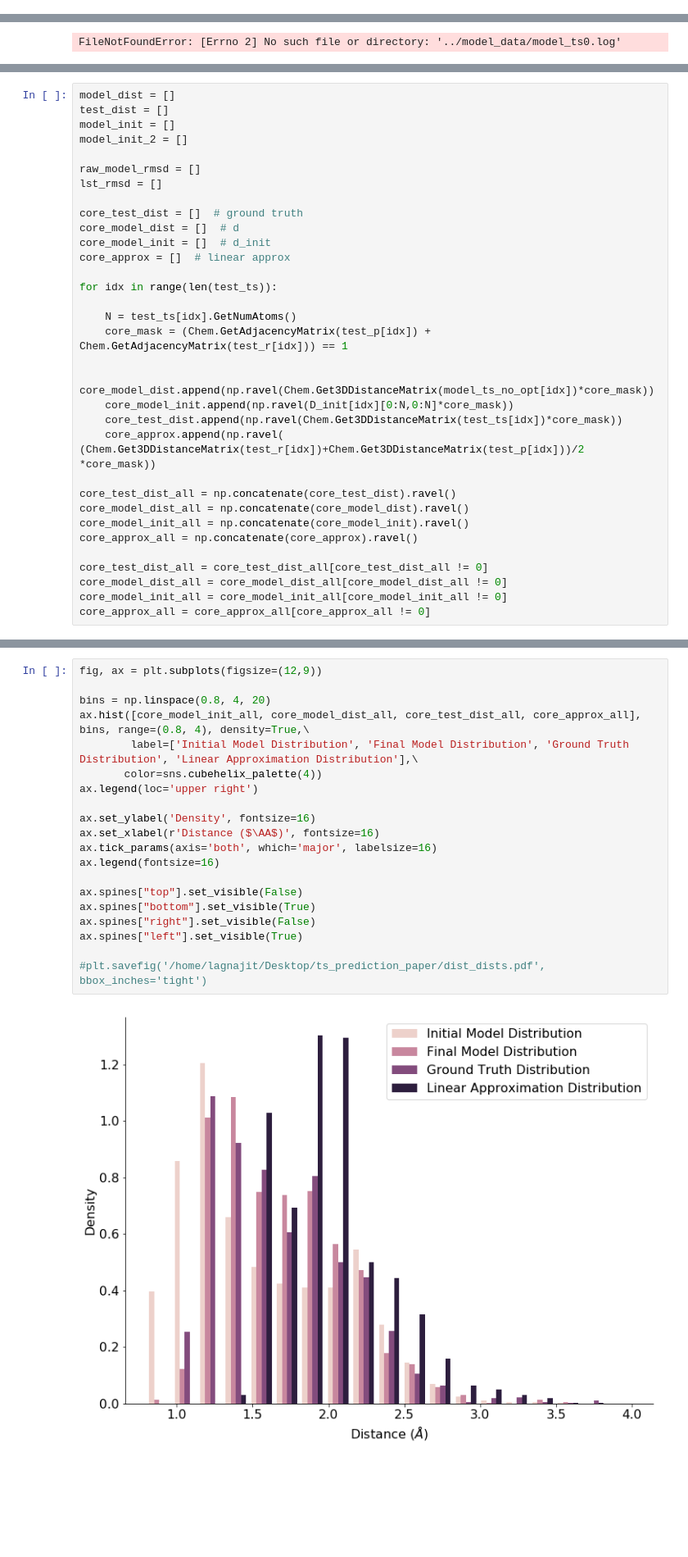
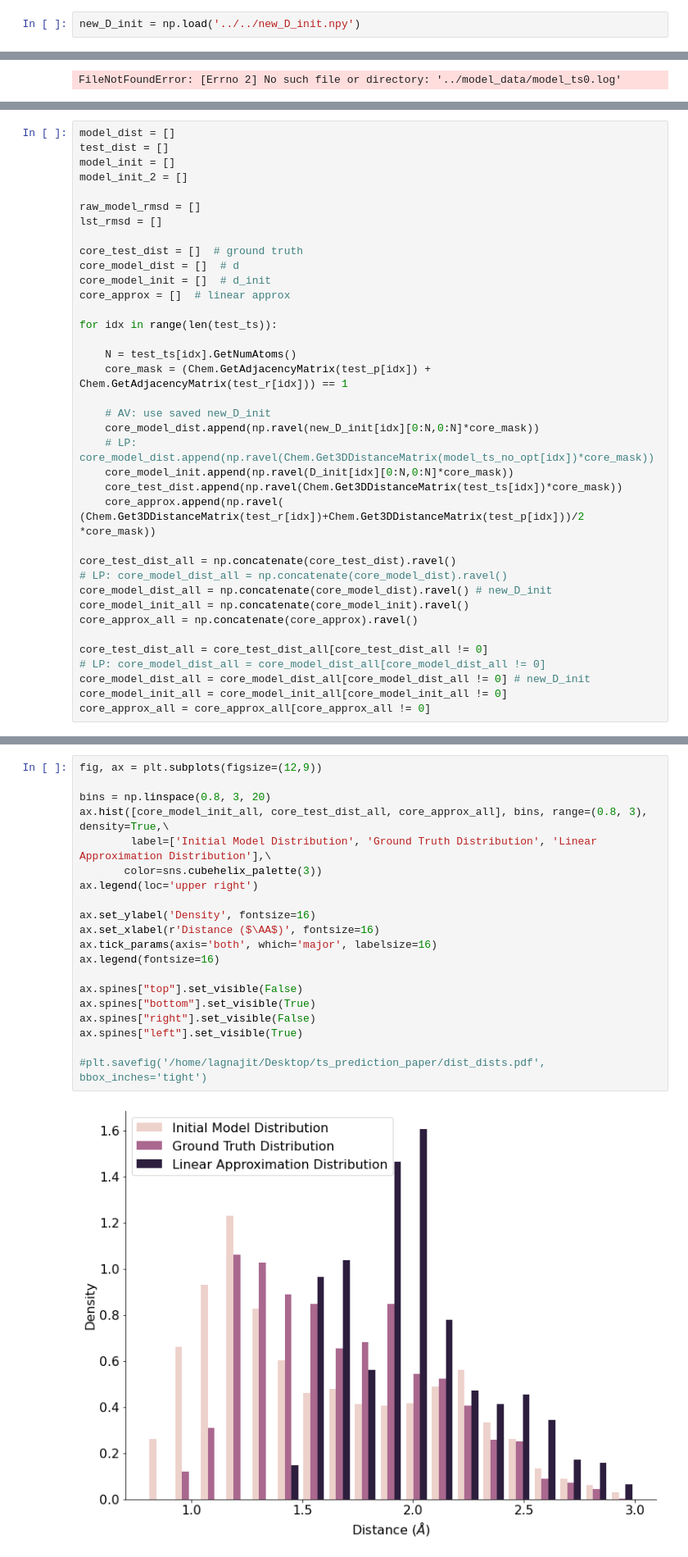
Before and after one commit to avishvj/ts_gen, a Jupyter notebook: create_figs/scripts/compare_opt_ts.ipynb, the cells around one changed output, grey strips where cells are left out. Shown at 82% size. Drawn from its saved outputs; the diff is of its cells as text; blank space fills up the shorter version.

```diff
--- a/create_figs/scripts/compare_opt_ts.ipynb
+++ b/create_figs/scripts/compare_opt_ts.ipynb
@@ -38,6 +40,8 @@ model_ts_no_opt = Chem.ForwardSDMolSupplier(model_ts_no_opt_file, removeHs=False
 model_ts_no_opt = [x for x  in model_ts_no_opt]
 
 D_init = np.load(base_folder + 'D_init.npy')
+# %%
+new_D_init = np.load('../../new_D_init.npy')
 # %%
 model_ts = []
 test_ts_gauss = []
@@ -218,17 +222,21 @@ for idx in range(len(test_ts)):
     N = test_ts[idx].GetNumAtoms()
     core_mask = (Chem.GetAdjacencyMatrix(test_p[idx]) + Chem.GetAdjacencyMatrix(test_r[idx])) == 1
 
-    core_model_dist.append(np.ravel(Chem.Get3DDistanceMatrix(model_ts_no_opt[idx])*core_mask))
+    # AV: use saved new_D_init
+    core_model_dist.append(np.ravel(new_D_init[idx][0:N,0:N]*core_mask))
+    # LP: core_model_dist.append(np.ravel(Chem.Get3DDistanceMatrix(model_ts_no_opt[idx])*core_mask))
     core_model_init.append(np.ravel(D_init[idx][0:N,0:N]*core_mask))
     core_test_dist.append(np.ravel(Chem.Get3DDistanceMatrix(test_ts[idx])*core_mask))
     core_approx.append(np.ravel( (Chem.Get3DDistanceMatrix(test_r[idx])+Chem.Get3DDistanceMatrix(test_p[idx]))/2 *core_mask))
 
 core_test_dist_all = np.concatenate(core_test_dist).ravel()
-core_model_dist_all = np.concatenate(core_model_dist).ravel()
+# LP: core_model_dist_all = np.concatenate(core_model_dist).ravel()
+core_model_dist_all = np.concatenate(core_model_dist).ravel() # new_D_init
 core_model_init_all = np.concatenate(core_model_init).ravel()
 core_approx_all = np.concatenate(core_approx).ravel()
 
 core_test_dist_all = core_test_dist_all[core_test_dist_all != 0]
-core_model_dist_all = core_model_dist_all[core_model_dist_all != 0]
+# LP: core_model_dist_all = core_model_dist_all[core_model_dist_all != 0]
+core_model_dist_all = core_model_dist_all[core_model_dist_all != 0] # new_D_init
 core_model_init_all = core_model_init_all[core_model_init_all != 0]
 core_approx_all = core_approx_all[core_approx_all != 0]
@@ -237,24 +243,24 @@ IndexError: list index out of range
 # %%
 fig, ax = plt.subplots(figsize=(12,9))
 
-bins = np.linspace(0.8, 4, 20)
-ax.hist([core_model_init_all, core_model_dist_all, core_test_dist_all, core_approx_all], bins, range=(0.8, 4), density=True,\
-        label=['Initial Model Distribution', 'Final Model Distribution', 'Ground Truth Distribution', 'Linear Approximation Distribution'],\
-       color=sns.cubehelix_palette(4))
+bins = np.linspace(0.8, 3, 20)
+ax.hist([core_model_init_all, core_test_dist_all, core_approx_all], bins, range=(0.8, 3), density=True,\
+        label=['Initial Model Distribution', 'Ground Truth Distribution', 'Linear Approximation Distribution'],\
+       color=sns.cubehelix_palette(3))
 ax.legend(loc='upper right')
 
 ax.set_ylabel('Density', fontsize=16)
 ax.set_xlabel(r'Distance ($\AA$)', fontsize=16)
 ax.tick_params(axis='both', which='major', labelsize=16)
 ax.legend(fontsize=16)
 
 ax.spines["top"].set_visible(False)
 ax.spines["bottom"].set_visible(True)
 ax.spines["right"].set_visible(False)
 ax.spines["left"].set_visible(True)
 
 #plt.savefig('/home/lagnajit/Desktop/ts_prediction_paper/dist_dists.pdf', bbox_inches='tight')
 # %% [output]
-[figure, old version]
+[figure, new version]
 # %%
 fig, ax = plt.subplots(figsize=(12,9))
```
Also changed, not shown: parts of 3 cells of this notebook, 12 other files.
